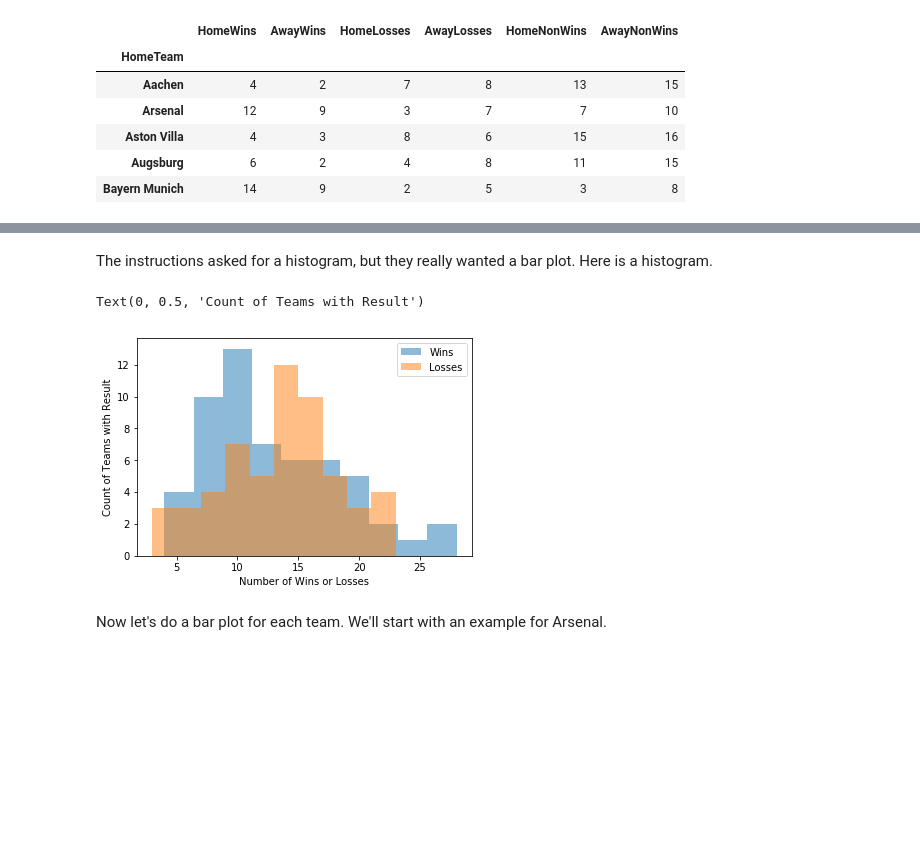
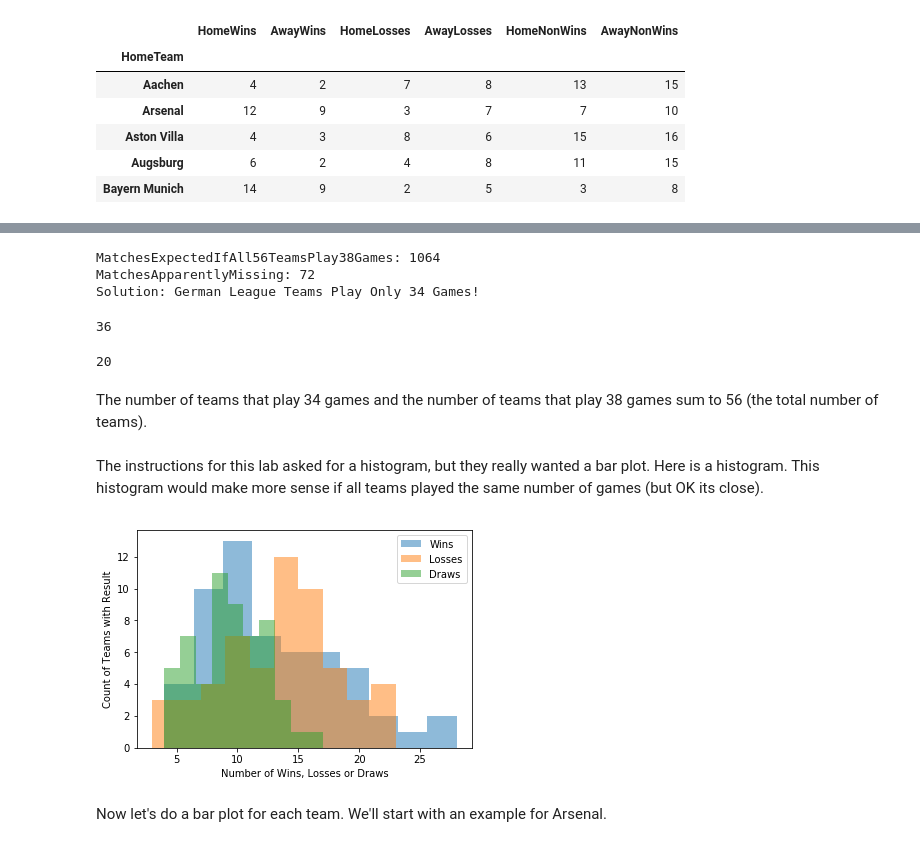
Before and after one commit to seancarverphd/soccer-project-2, a Jupyter notebook: SoccerNotebook.ipynb, the cells around one changed output, grey strips where cells are left out. Saved outputs shown, nothing was run; the diff lists cells and outputs as text; code cells hidden in the pictures; blank space fills up the shorter version.

Commit message:
Figured out why teams didnt all play the same number of games.

```diff
--- a/SoccerNotebook.ipynb
+++ b/SoccerNotebook.ipynb
@@ -362,6 +358,8 @@ WinLoss['TotalWins'] = WinLoss.HomeWins + WinLoss.AwayWins
 WinLoss['TotalLosses'] = WinLoss.HomeLosses + WinLoss.AwayLosses
 # %%
 WinLoss['TotalDraws'] = (WinLoss.HomeNonWins - WinLoss.HomeLosses) + (WinLoss.AwayNonWins - WinLoss.AwayLosses)
+# %%
+WinLoss['TotalGames'] = WinLoss.TotalWins + WinLoss.TotalLosses + WinLoss.TotalDraws
 # %%
 print(len(WinLoss))
 WinLoss.head()
@@ -377,16 +389,36 @@ WinLoss.head()
+# %%
+MatchesExpectedFor56TeamsEach38Games = int(56*38/2)
+print("MatchesExpectedIfAll56TeamsPlay38Games: " + str(MatchesExpectedFor56Teams))
+print("MatchesApparentlyMissing: " + str(MatchesExpectedFor56TeamsEach38Games - NumberOfGamesWithData))
+print("Solution: German League Teams Play Only 34 Games!")
+# %% [output]
+MatchesExpectedIfAll56TeamsPlay38Games: 1064
+MatchesApparentlyMissing: 72
+Solution: German League Teams Play Only 34 Games!
+# %%
+WinLoss[WinLoss['TotalGames']==34].TotalGames.count()
+# %% [output]
+36
+# %%
+WinLoss[WinLoss['TotalGames']==38].TotalGames.count()
+# %% [output]
+20
+# %% [markdown]
+The number of teams that play 34 games and the number of teams that play 38 games sum to 56 (the total number of teams).
 # %%
 import matplotlib.pyplot as plt
 import seaborn as sns
 # %% [markdown]
-The instructions asked for a histogram, but they really wanted a bar plot.  Here is a histogram.
+The instructions for this lab asked for a histogram, but they really wanted a bar plot.  Here is a histogram.  This histogram would make more sense if all teams played the same number of games (but OK its close).
 # %%
 plt.hist(WinLoss.TotalWins, alpha=.5, label='Wins')
 plt.hist(WinLoss.TotalLosses, alpha=.5, label='Losses')
+plt.hist(WinLoss.TotalDraws, alpha=.5, label='Draws')
 plt.legend()
-plt.xlabel("Number of Wins or Losses")
+plt.xlabel("Number of Wins, Losses or Draws")
 plt.ylabel("Count of Teams with Result")
+pass
 # %% [output]
-Text(0, 0.5, 'Count of Teams with Result')
-[figure, old version]
+[figure, new version]
 # %% [markdown]
 Now let's do a bar plot for each team.  We'll start with an example for Arsenal.
```
Also changed, not shown: parts of 8 cells of this notebook.
